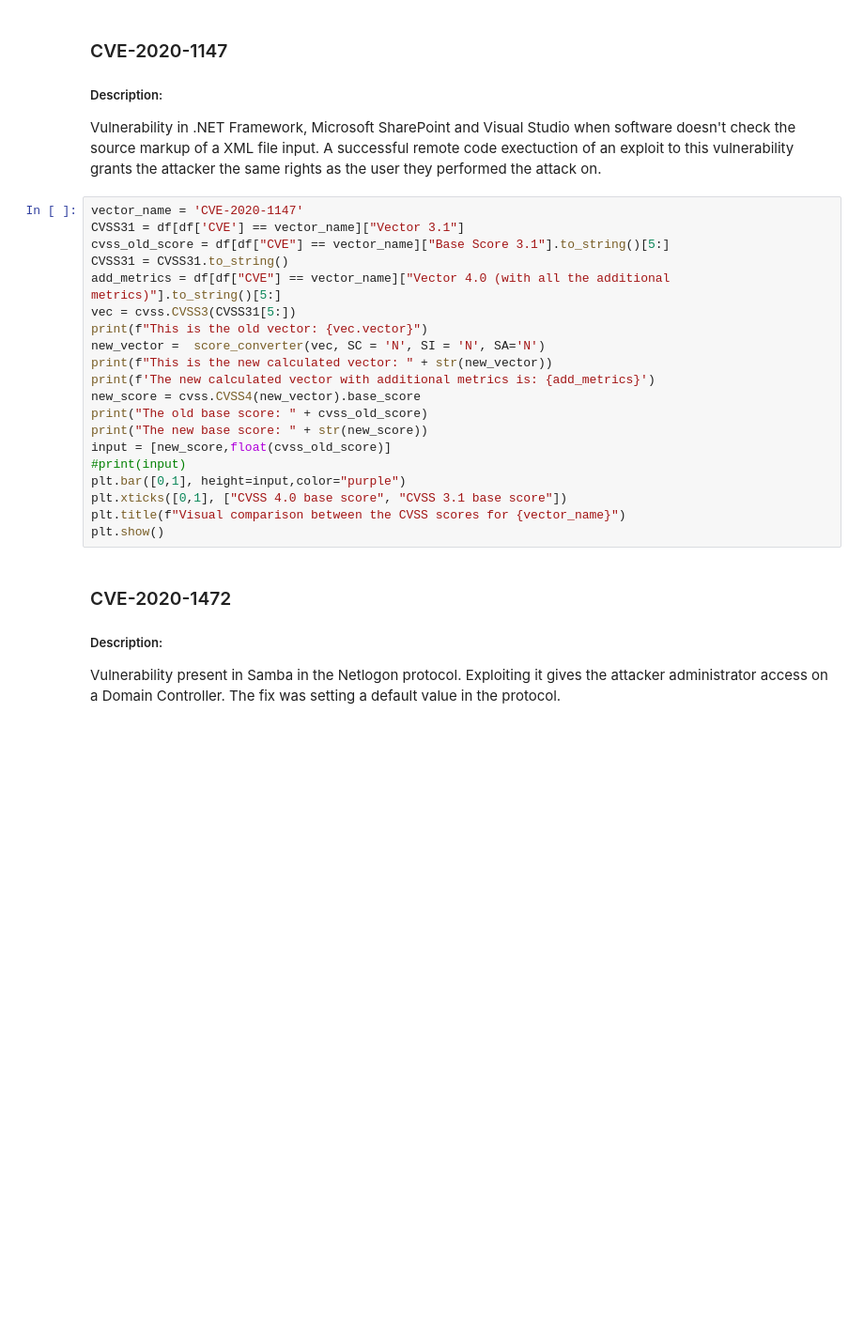
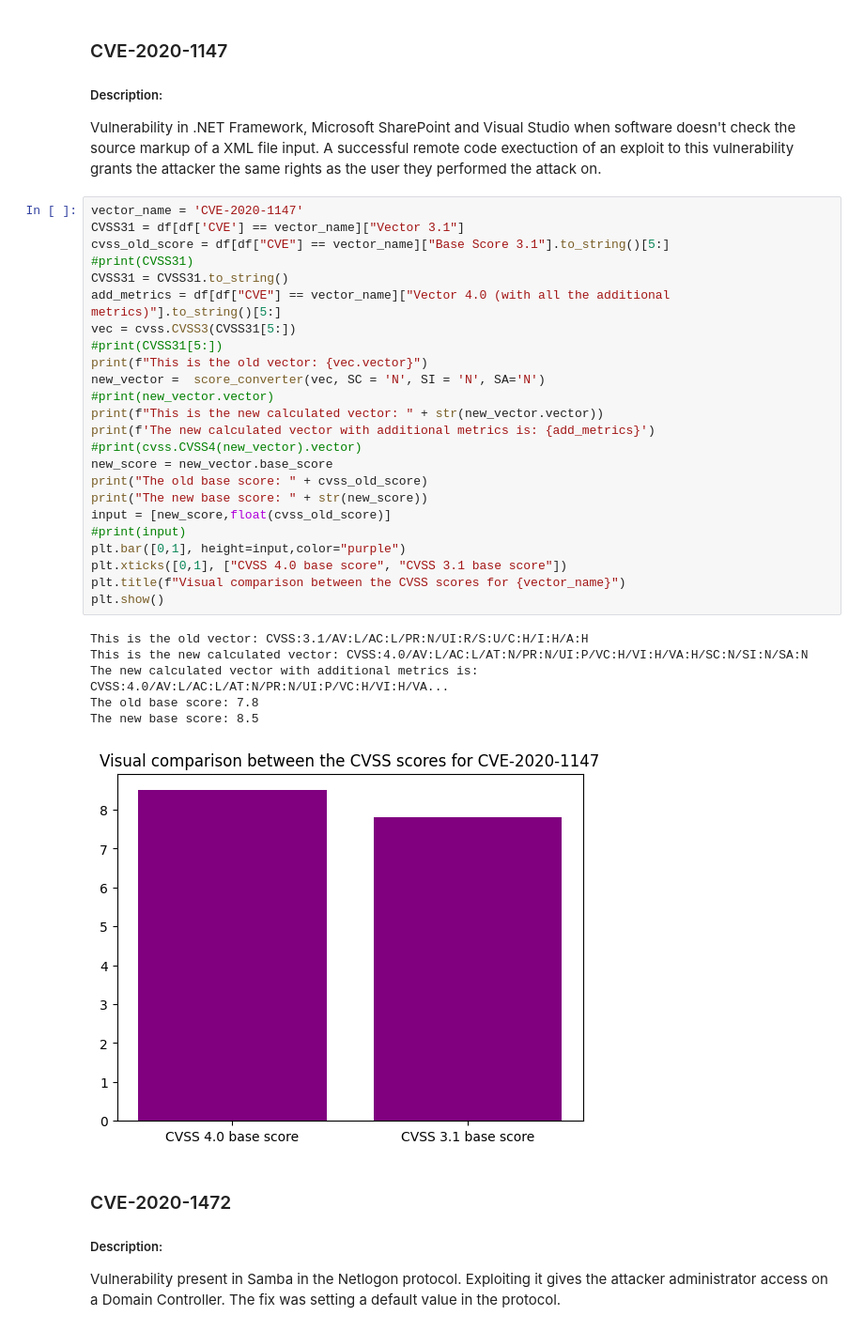
Before and after one commit to wojwozniak/cvss_converter, a Jupyter notebook: src/CVEcomparisons.ipynb, the cells around one changed output. Shown at 94% size. Cells and saved outputs as stored; diff of their text form; blank space fills up the shorter version.

```diff
--- a/src/CVEcomparisons.ipynb
+++ b/src/CVEcomparisons.ipynb
@@ -111,23 +112,34 @@ Vulnerability in .NET Framework, Microsoft SharePoint and Visual Studio when sof
 # %%
 vector_name = 'CVE-2020-1147'
 CVSS31 = df[df['CVE'] == vector_name]["Vector 3.1"]
 cvss_old_score = df[df["CVE"] == vector_name]["Base Score 3.1"].to_string()[5:]
+#print(CVSS31)
 CVSS31 = CVSS31.to_string()
 add_metrics = df[df["CVE"] == vector_name]["Vector 4.0 (with all the additional metrics)"].to_string()[5:]
 vec = cvss.CVSS3(CVSS31[5:])
+#print(CVSS31[5:])
 print(f"This is the old vector: {vec.vector}")
 new_vector =  score_converter(vec, SC = 'N', SI = 'N', SA='N')
-print(f"This is the new calculated vector: " + str(new_vector))
+#print(new_vector.vector)
+print(f"This is the new calculated vector: " + str(new_vector.vector))
 print(f'The new calculated vector with additional metrics is: {add_metrics}')
-new_score = cvss.CVSS4(new_vector).base_score
+#print(cvss.CVSS4(new_vector).vector)
+new_score = new_vector.base_score
 print("The old base score: " + cvss_old_score)
 print("The new base score: " + str(new_score))
 input = [new_score,float(cvss_old_score)]
 #print(input)
 plt.bar([0,1], height=input,color="purple")
 plt.xticks([0,1], ["CVSS 4.0 base score", "CVSS 3.1 base score"])
 plt.title(f"Visual comparison between the CVSS scores for {vector_name}")
 plt.show()
+# %% [output]
+This is the old vector: CVSS:3.1/AV:L/AC:L/PR:N/UI:R/S:U/C:H/I:H/A:H
+This is the new calculated vector: CVSS:4.0/AV:L/AC:L/AT:N/PR:N/UI:P/VC:H/VI:H/VA:H/SC:N/SI:N/SA:N
+The new calculated vector with additional metrics is: CVSS:4.0/AV:L/AC:L/AT:N/PR:N/UI:P/VC:H/VI:H/VA...
+The old base score: 7.8
+The new base score: 8.5
+[figure, added]
 # %% [markdown]
 ### CVE-2020-1472
 
```
Also changed, not shown: parts of 15 cells of this notebook.
